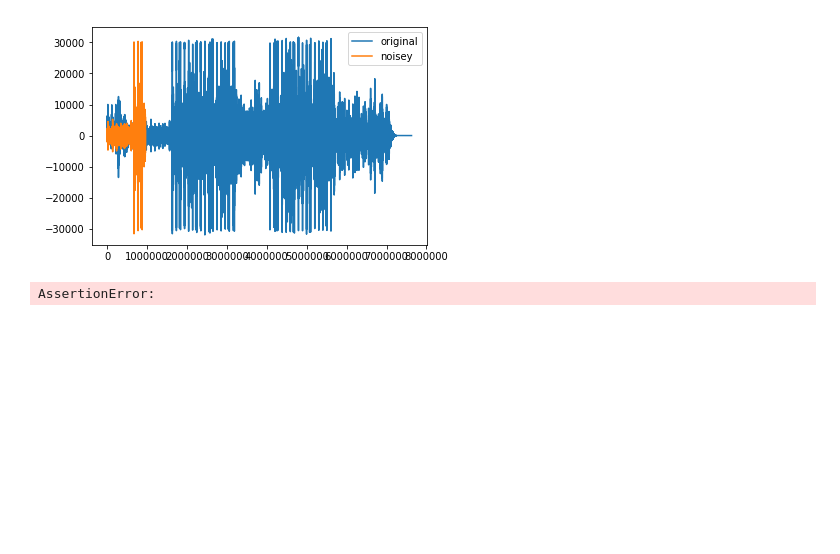
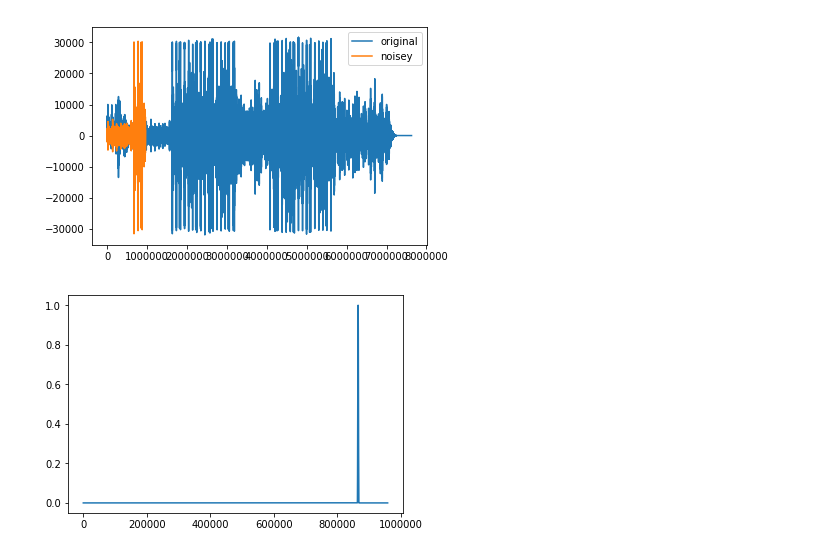
Before and after one commit to Graystripe17/Sadzam, a Jupyter notebook: XC/XC.ipynb, the cells around one changed output. Drawn from its saved outputs; the diff is of its cells as text; code cells hidden in the pictures; blank space fills up the shorter version.

Commit message:
Added pytest. Applied downsample/filtering and windowing

```diff
--- a/XC/XC.ipynb
+++ b/XC/XC.ipynb
@@ -30,12 +31,6 @@ plt.legend([original_l, sample_l], ["original", "noisey"])
 plt.show()
 # %% [output]
 [figure]
-# %%
-from pydub.utils import mediainfo
-info = mediainfo("oblivion.wav")
-assert info['sample_rate'] == sample[0]
-# %% [output]
-AssertionError:
 # %%
 from cmath import *
 def fft(x):
@@ -52,0 +59,18 @@ def fft(x):
+# %%
+def create_window(frq, bin_num, total_width, seconds=0.1):
+    bin_size = int(frq * seconds)
+    frame = np.hanning(bin_size)
+    left_pad = np.zeros(bin_num * bin_size)
+    right_pad = np.zeros(total_width - ((bin_num + 1) * bin_size))
+    window = np.concatenate((left_pad, frame, right_pad), axis=0)
+    return window
+# %%
+def test_window():
+    w = create_window(48000, 180, 959488)
+    assert len(w) == 959488
+    assert max(w) == pytest.approx(1.0, 0.0001)
+    plt.plot(w)
+    plt.show()
+test_window()
+# %% [output]
+[figure, added]
```
Also changed, not shown: parts of 16 cells of this notebook.
